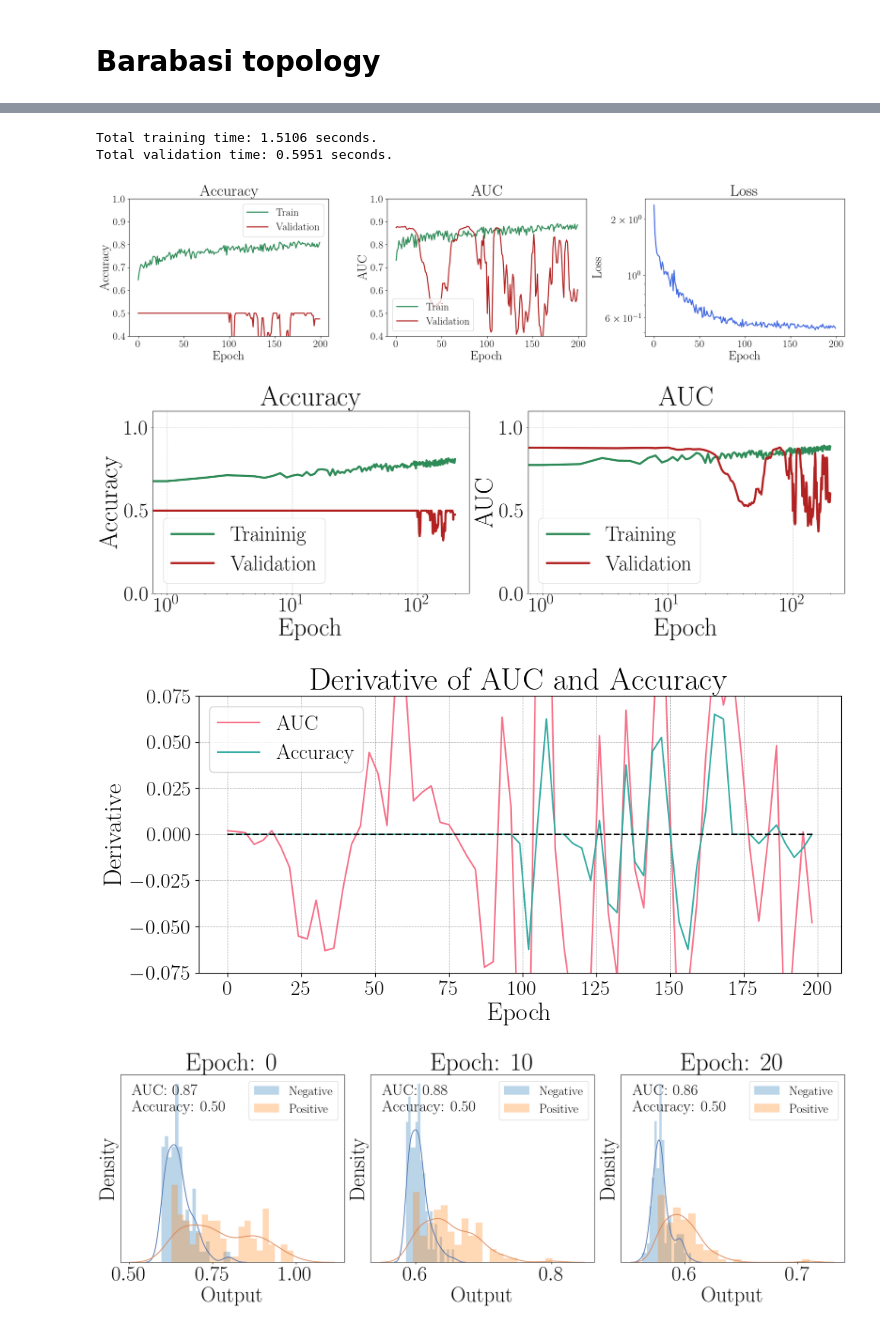
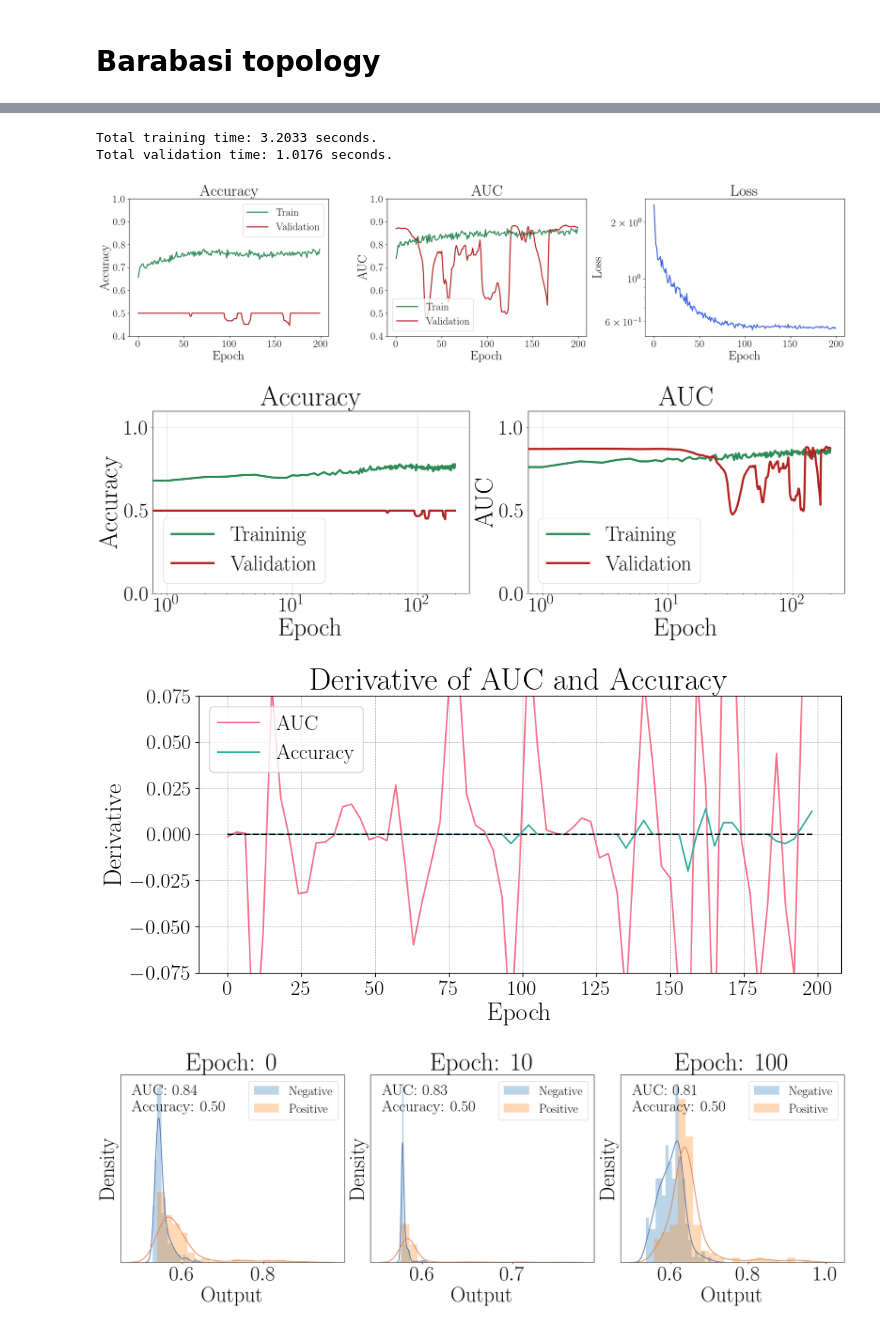
Before and after one commit to paololapo/NetworkReconstruction, a Jupyter notebook: GNN/networkReconstruction.ipynb, the cells around one changed output, grey strips where cells are left out. Saved outputs shown, nothing was run; the diff lists cells and outputs as text; code cells hidden in the pictures.

```diff
--- a/GNN/networkReconstruction.ipynb
+++ b/GNN/networkReconstruction.ipynb
@@ -1934,7 +1993,7 @@ print(f"The std of the test ACC is {std_test_acc:.4f}")
 # Barabasi topology
 # %%
 # Create the random graph
-g = nx.barabasi_albert_graph(2001, 1)
+g = nx.barabasi_albert_graph(10001, 1)
 print(f"Number of edges: {g.number_of_edges()}")
 
 # Create the dataset class
@@ -1999,13 +2058,13 @@ train_acc_history, train_auc_history, val_acc_history, val_auc_history, loss_his
         save_best_model=False
     )
 # %% [output]
-Total training time: 1.5106 seconds.
-Total validation time: 0.5951 seconds.
+Total training time: 3.2033 seconds.
+Total validation time: 1.0176 seconds.
 # %%
 fig, ax = plot_training_ts(train_acc_history, train_auc_history, val_acc_history, val_auc_history, loss_history)
 fig.show();
 # %% [output]
-[figure, old version]
+[figure, new version]
 # %%
 fig, ax = plot_performance(train_acc_history, train_auc_history,
                            val_acc_history, val_auc_history, xlog=True)
@@ -2016,16 +2075,16 @@ ax[0].legend(loc="lower left", fontsize=40)
 ax[1].legend(loc="lower left", fontsize=40)
 fig.show();
 # %% [output]
-[figure, old version]
+[figure, new version]
 # %%
 # Derivative of auc and accuracy
 fig, ax = plot_derivatives(val_acc_history, val_auc_history)
 fig.show();
 # %% [output]
-[figure, old version]
+[figure, new version]
 # %%
 fig, ax = plot_histograms(*get_histograms(train_data, val_data, model, trainer,
-                                          checks=[0, 10, 20]))
+                                          checks=[0, 10, 100]))
 fig.show();
 # %% [output]
-[figure, old version]
+[figure, new version]
```
Also changed, not shown: parts of 6 cells of this notebook.
